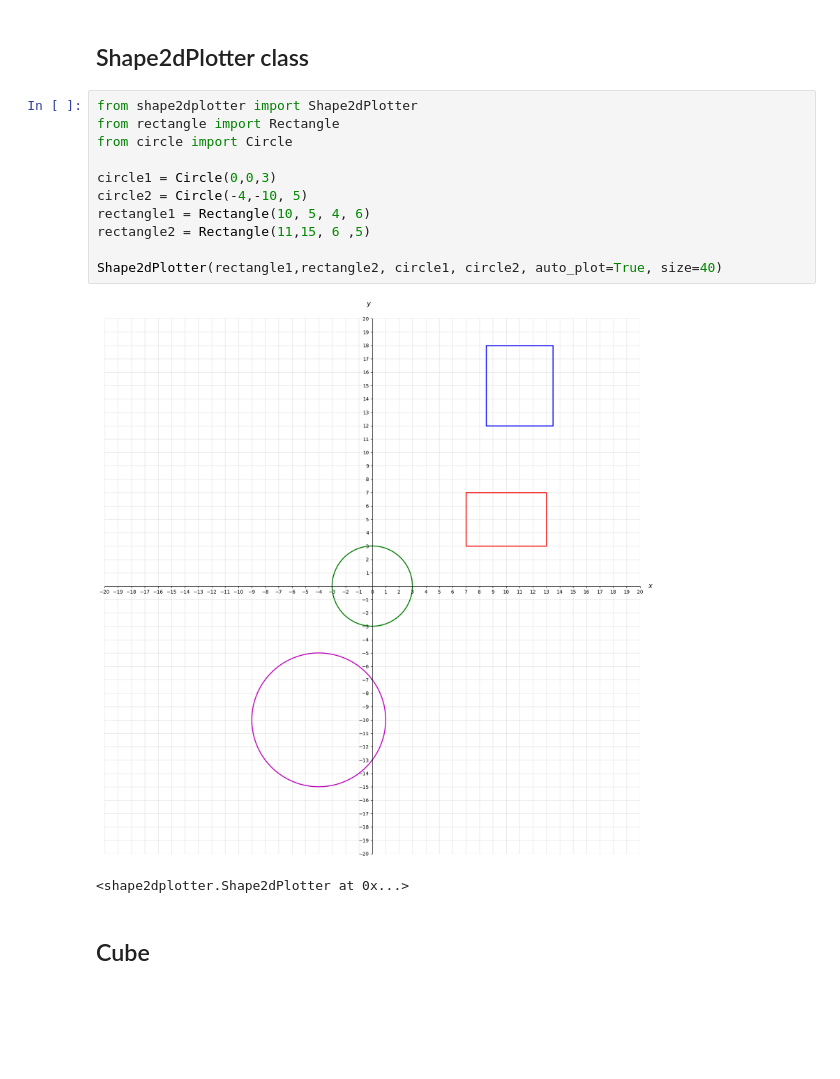
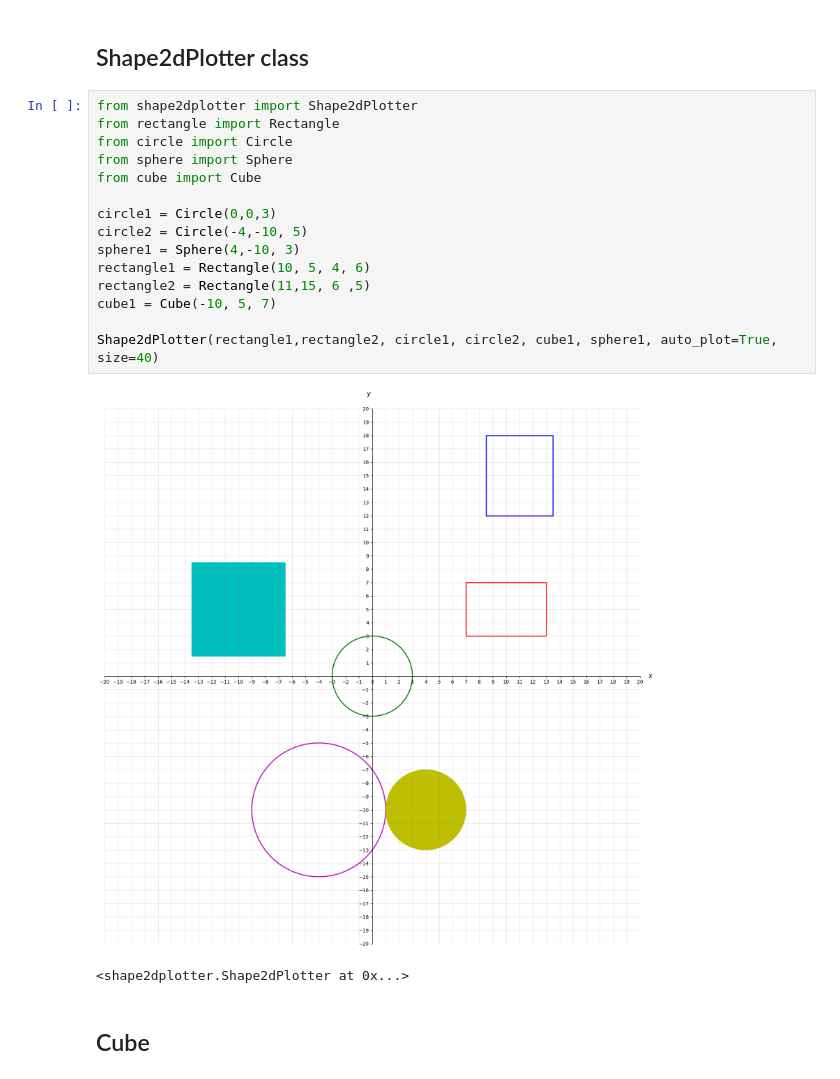
Before and after one commit to FellanNokes/lab_2_Felix_Kjellberg, a Jupyter notebook: manual_test.ipynb, the cells around one changed output. Cells and saved outputs as stored; diff of their text form; blank space fills up the shorter version.

Commit message:
added cube and sphere to the 2d plotter

```diff
--- a/manual_test.ipynb
+++ b/manual_test.ipynb
@@ -153,16 +153,20 @@ rectangle2 = Rectangle(-10,-6, 10,20)
 # %%
 from shape2dplotter import Shape2dPlotter
 from rectangle import Rectangle
 from circle import Circle
+from sphere import Sphere
+from cube import Cube
 
 circle1 = Circle(0,0,3)
 circle2 = Circle(-4,-10, 5)
+sphere1 = Sphere(4,-10, 3)
 rectangle1 = Rectangle(10, 5, 4, 6)
 rectangle2 = Rectangle(11,15, 6 ,5)
+cube1 = Cube(-10, 5, 7)
 
-Shape2dPlotter(rectangle1,rectangle2, circle1, circle2, auto_plot=True, size=40)
+Shape2dPlotter(rectangle1,rectangle2, circle1, circle2, cube1, sphere1, auto_plot=True, size=40)
 # %% [output]
-[figure, old version]
+[figure, new version]
 <shape2dplotter.Shape2dPlotter at 0x...>
 # %% [markdown]
 ## Cube
```
Also changed, not shown: 1 other file.
